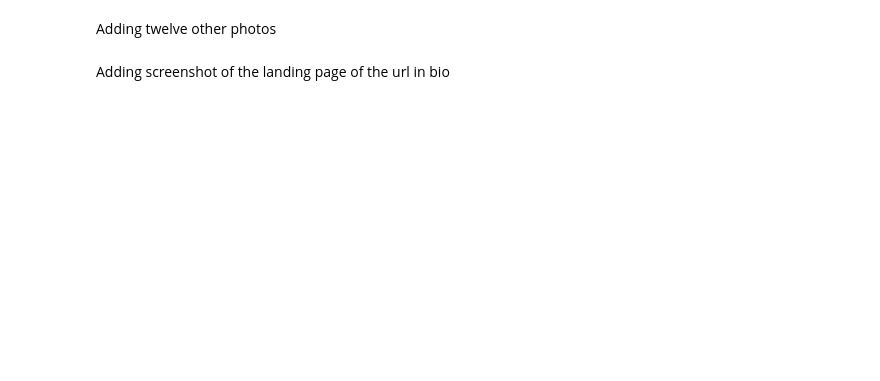
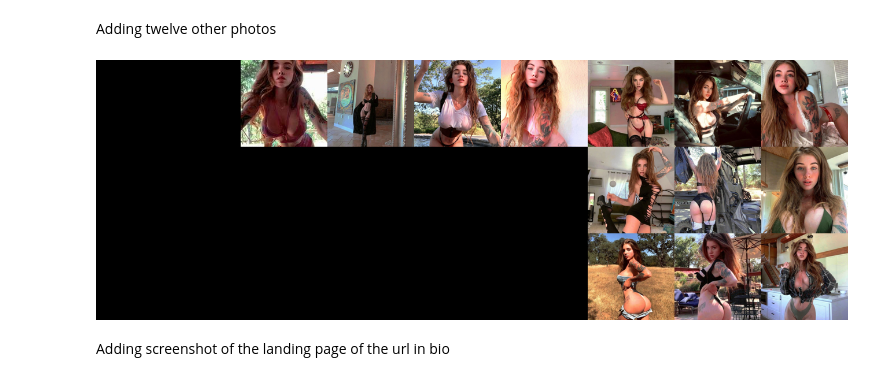
Before and after one commit to marclelamy/instagram_bot_classification, a Jupyter notebook: 3_data_labelling.ipynb, the cells around one changed output. Cells and saved outputs as stored; diff of their text form; code cells hidden in the pictures; blank space fills up the shorter version.

```diff
--- a/3_data_labelling.ipynb
+++ b/3_data_labelling.ipynb
@@ -103,30 +118,32 @@ Adding twelve other photos
 # %%
 # Creating a list of position to add the photos on the global image
 positions = []
 for x in range(850, 1300, 150):
     for y in range(0, 450, 150):
         positions.append((x, y))
 
 
 # Loop through each image and add it to the global image
 for image_num in range(12):
-    path = f"data/photos/user_last_12_posts/{username}_{str(image_num)}_user_photo.png"
+    path = f"data/photos/user_last_12_posts/{username_template}_{str(image_num)}_user_photo.png"
 
     try:
         if os.path.exists(path):
             img = Image.open(path)
             if image_num < 9:
                 global_image.paste(img.resize((150, 150)), positions[image_num])
             elif image_num == 9:
                 global_image.paste(img.resize((150, 150)), (400, 0))
             elif image_num == 10:
                 global_image.paste(img.resize((150, 150)), (550, 0))
             elif image_num == 11:
                 global_image.paste(img.resize((150, 150)), (700, 0))
     except (OSError, UnidentifiedImageError) as e: # For truncated image file
         pass
 
 global_image
+# %% [output]
+[figure, added]
 # %% [markdown]
 Adding screenshot of the landing page of the url in bio
 # %%
```
Also changed, not shown: parts of 174 cells of this notebook, 1 other file.
